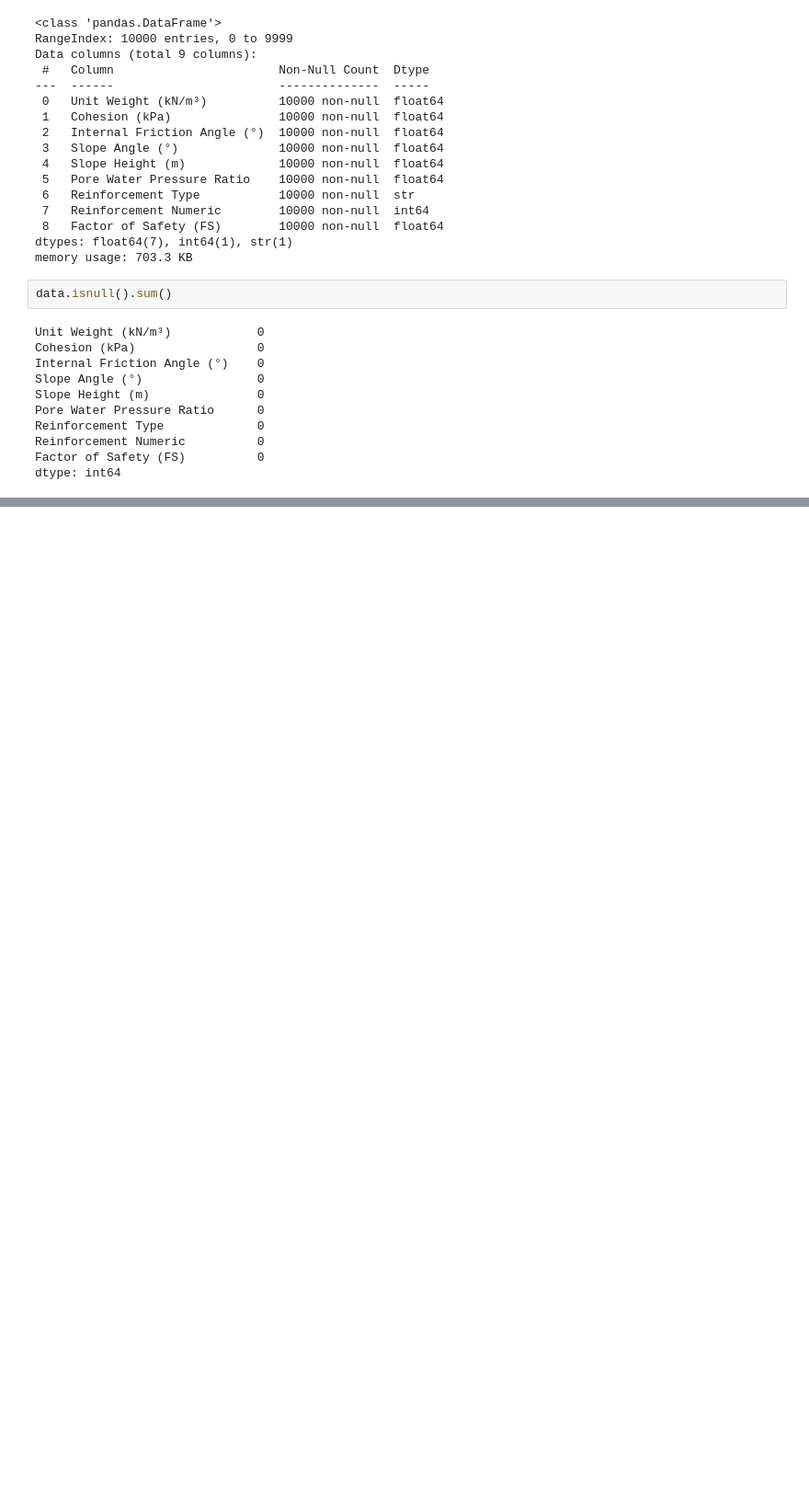
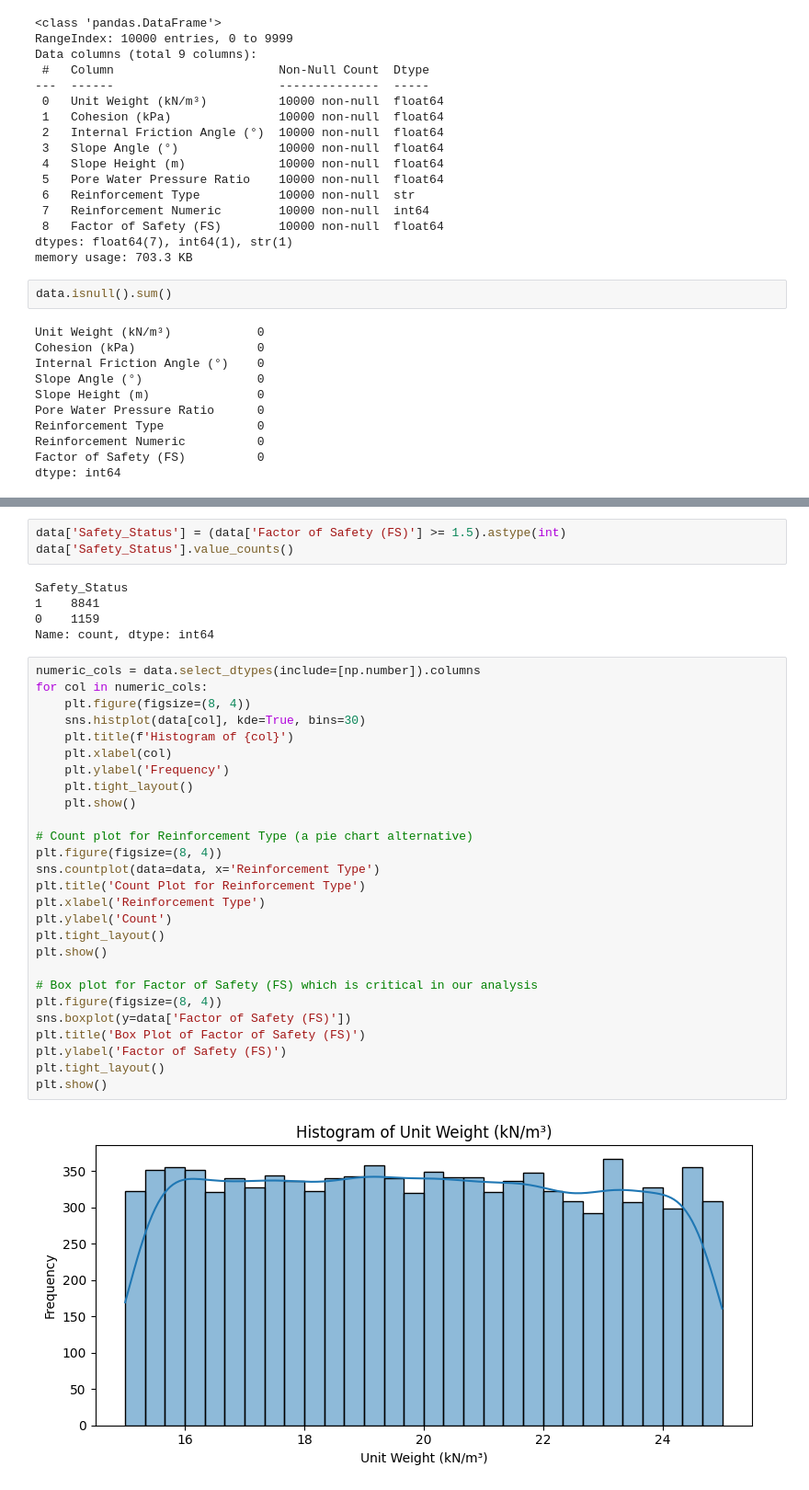
Before and after one commit to Yashar7800/Slope-Stability-Prediction, a Jupyter notebook: research/02_data_preprocessing.ipynb, the cells around one changed output, grey strips where cells are left out. Shown at 92% size. Cells and saved outputs as stored; diff of their text form; blank space fills up the shorter version.

Commit message:
Adding the Data Preprocessing Stage

```diff
--- a/research/02_data_preprocessing.ipynb
+++ b/research/02_data_preprocessing.ipynb
@@ -88,0 +116,37 @@ dtype: int64
+# %%
+data['Safety_Status'] = (data['Factor of Safety (FS)'] >= 1.5).astype(int)
+data['Safety_Status'].value_counts()
+# %% [output]
+Safety_Status
+1    8841
+0    1159
+Name: count, dtype: int64
+# %%
+numeric_cols = data.select_dtypes(include=[np.number]).columns
+for col in numeric_cols:
+    plt.figure(figsize=(8, 4))
+    sns.histplot(data[col], kde=True, bins=30)
+    plt.title(f'Histogram of {col}')
+    plt.xlabel(col)
+    plt.ylabel('Frequency')
+    plt.tight_layout()
+    plt.show()
+
+# Count plot for Reinforcement Type (a pie chart alternative)
+plt.figure(figsize=(8, 4))
+sns.countplot(data=data, x='Reinforcement Type')
+plt.title('Count Plot for Reinforcement Type')
+plt.xlabel('Reinforcement Type')
+plt.ylabel('Count')
+plt.tight_layout()
+plt.show()
+
+# Box plot for Factor of Safety (FS) which is critical in our analysis
+plt.figure(figsize=(8, 4))
+sns.boxplot(y=data['Factor of Safety (FS)'])
+plt.title('Box Plot of Factor of Safety (FS)')
+plt.ylabel('Factor of Safety (FS)')
+plt.tight_layout()
+plt.show()
+# %% [output]
+[figure, added]
```
Also changed, not shown: parts of 12 cells of this notebook, 16 other files.
